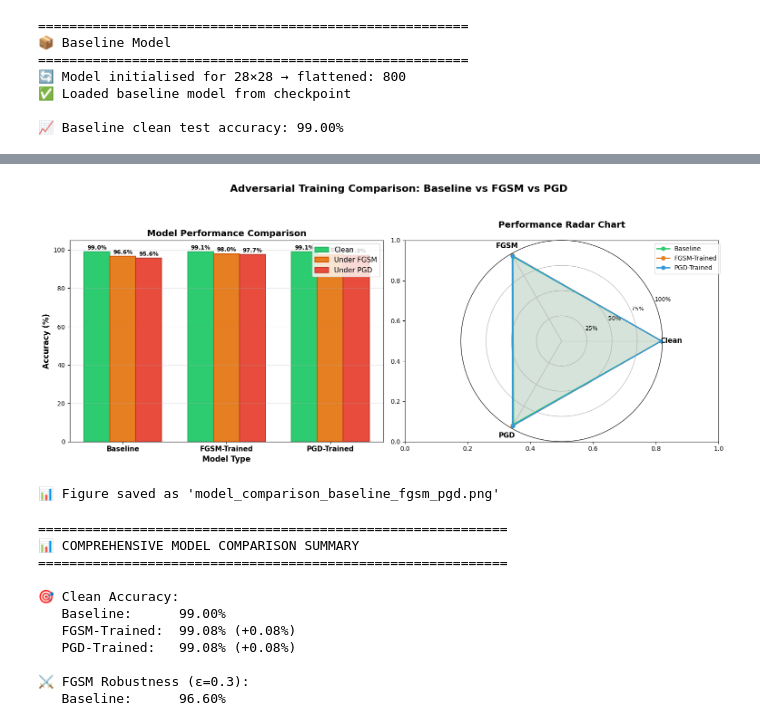
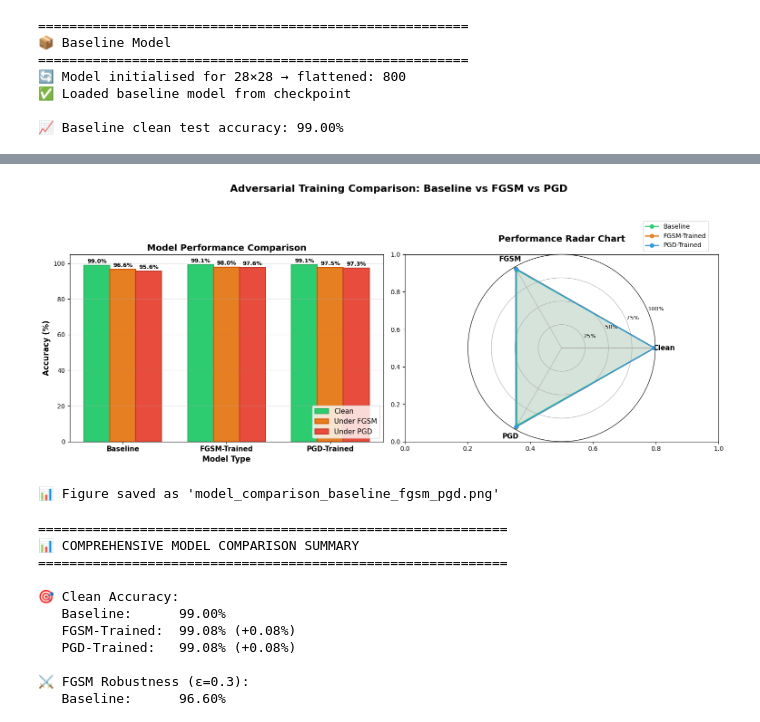
Before and after one commit to Maee127/Adversarial-Notebooks, a Jupyter notebook: #3/Note02_Adversarial_Training_PGD.ipynb, the cells around one changed output, grey strips where cells are left out. Cells and saved outputs as stored; diff of their text form; code cells hidden in the pictures.

```diff
--- a/#3/Note02_Adversarial_Training_PGD.ipynb
+++ b/#3/Note02_Adversarial_Training_PGD.ipynb
@@ -699,7 +698,7 @@ ax1.set_ylabel('Accuracy (%)', fontsize=12, fontweight='bold')
 ax1.set_title('Model Performance Comparison', fontsize=14, fontweight='bold')
 ax1.set_xticks(x)
 ax1.set_xticklabels(models, fontsize=11, fontweight='bold')
-ax1.legend(loc='upper right', fontsize=11)
+ax1.legend(loc='lower right', fontsize=11)
 ax1.set_ylim(0, 105)
 ax1.grid(True, alpha=0.3, axis='y')
 
@@ -724,35 +723,35 @@ values_pgd += values_pgd[:1]
 
 # Plot radar
 ax2.plot(angles, values_baseline, 'o-', linewidth=2, color='#2ecc71',
          label='Baseline', markersize=6)
 ax2.fill(angles, values_baseline, alpha=0.1, color='#2ecc71')
 
 ax2.plot(angles, values_fgsm, 'o-', linewidth=2, color='#e67e22',
          label='FGSM-Trained', markersize=6)
 ax2.fill(angles, values_fgsm, alpha=0.1, color='#e67e22')
 
 ax2.plot(angles, values_pgd, 'o-', linewidth=2, color='#3498db',
          label='PGD-Trained', markersize=6)
 ax2.fill(angles, values_pgd, alpha=0.1, color='#3498db')
 
 # Set category labels
 ax2.set_xticks(angles[:-1])
 ax2.set_xticklabels(categories, fontsize=11, fontweight='bold')
 ax2.set_ylim(0, 1)
 ax2.set_yticks([0.25, 0.50, 0.75, 1.0])
 ax2.set_yticklabels(['25%', '50%', '75%', '100%'], fontsize=9)
 ax2.set_title('Performance Radar Chart', fontsize=14, fontweight='bold', pad=20)
-ax2.legend(loc='upper right', bbox_to_anchor=(1.3, 1.0), fontsize=10)
+ax2.legend(loc='lower right', bbox_to_anchor=(1.3, 1.0), fontsize=10)
 ax2.grid(True)
 
 plt.suptitle('Adversarial Training Comparison: Baseline vs FGSM vs PGD',
              fontsize=16, fontweight='bold', y=1.05)
 plt.tight_layout()
 plt.savefig('model_comparison_baseline_fgsm_pgd.png', dpi=300, bbox_inches='tight')
 plt.show()
 print("📊 Figure saved as 'model_comparison_baseline_fgsm_pgd.png'")
 # %% [output]
-[figure, old version]
+[figure, new version]
 📊 Figure saved as 'model_comparison_baseline_fgsm_pgd.png'
 # %%
 # ─────────────────────────────────────────────────────────────
```
Also changed, not shown: parts of 10 cells of this notebook, 8 other files.
